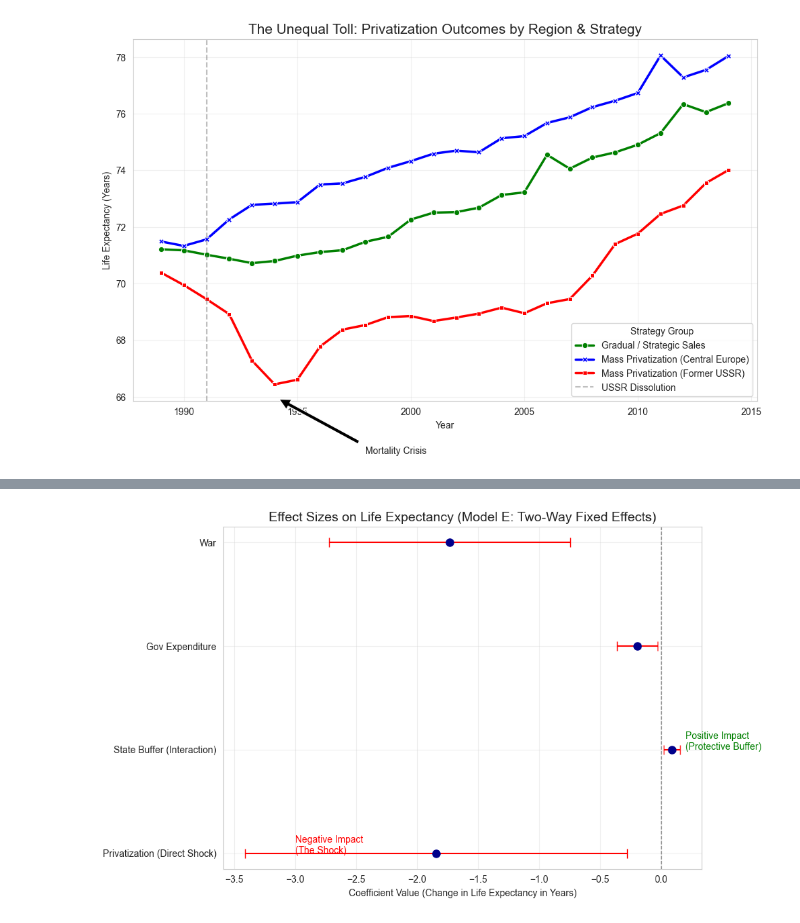
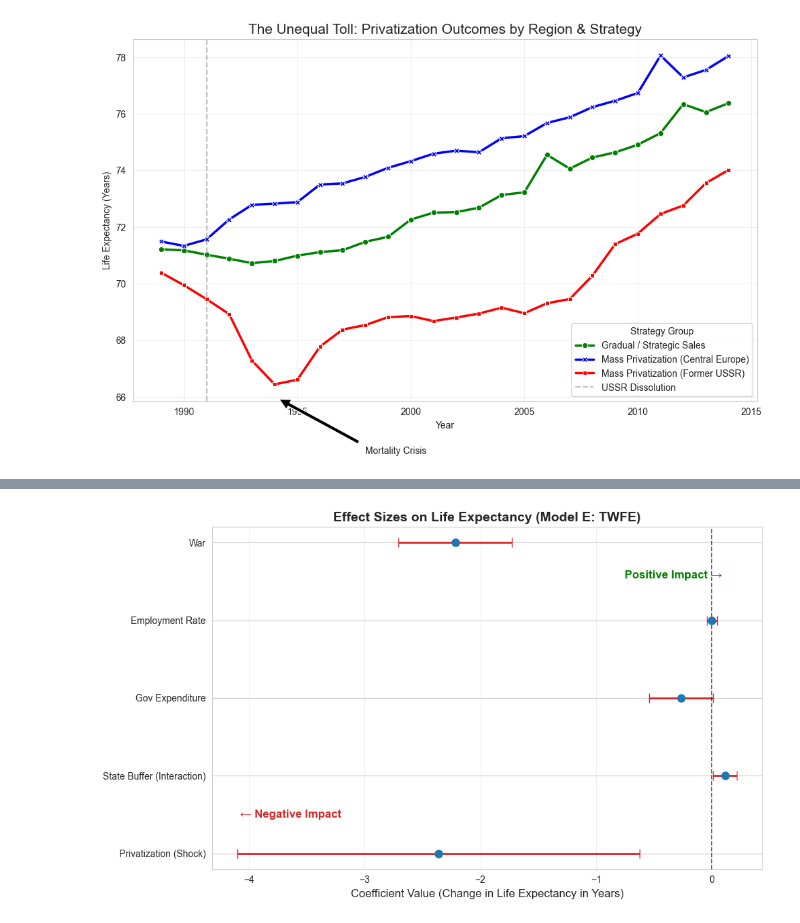
Before and after one commit to WojciechHrycenko/MasterThesis, a Jupyter notebook: Data/model.ipynb, the cells around one changed output, grey strips where cells are left out. Saved outputs shown, nothing was run; the diff lists cells and outputs as text; code cells hidden in the pictures.

```diff
--- a/Data/model.ipynb
+++ b/Data/model.ipynb
@@ -47,8 +47,11 @@ import matplotlib.pyplot as plt
 import seaborn as sns
 import statsmodels.api as sm
 import statsmodels.formula.api as smf
+import scipy.stats as stats
+import matplotlib.pyplot as plt
+import seaborn as sns
+from linearmodels.panel import compare
 
-# Try to import linearmodels for panel regression (Thesis Standard)
 try:
     from linearmodels.panel import PanelOLS
     print("Success: 'linearmodels' library loaded.")
@@ -59,11 +62,11 @@ except ImportError:
 sns.set_style("whitegrid")
 pd.options.display.float_format = '{:.3f}'.format
 
-# 1. Load Data
-filename = 'dane_zintegrowane_1989_2014.csv'
+# Load Data
+filename = 'Created Merged Datasets/dane_zintegrowane_1989_2014.csv'
 df = pd.read_csv(filename)
 
-# Quick check
+# Check
 print(f"Data loaded: {df.shape[0]} rows, {df.shape[1]} columns.")
 print("Countries included:", df['Country_Code'].unique())
 df.head()
@@ -552,0 +564,8 @@ id: 0x1620ad89590
+# %%
+# 9. Two-Way Fixed Effects
+
+# --- Model E: TWFE Robustness ---
+# Adding Year Fixed Effects to control for global macroeconomic shocks (e.g., 1998 financial crisis).
+# This is our most rigorous test of the State Buffer hypothesis.
+exog_E = ['Large scale privatisation', 'Gov_Expenditure', 'Interact_Priv_GovExp'] + base_controls
+res_E = run_panel_model(df_panel, 'Life_Expectancy', exog_E, "Model E: TWFE Robustness (Global Shocks)", time_effects=True)
@@ -553,33 +750,35 @@ id: 0x1620ad89590
 # %%
-# --- Visualization of Regression Results (Forest Plot) ---
+# 13. Visualization of Regression Results (Dynamic Forest Plot)
+import pandas as pd
 
-# Let's visualize the coefficients from our most robust model (Model E: Two-Way FE)
-# to clearly show the magnitude and direction of effects for the thesis defense.
+# Dynamically extract key coefficients from Model E (TWFE)
+variables = ['Large scale privatisation', 'Interact_Priv_GovExp', 'Gov_Expenditure', 'Employment_Rate', 'War']
+labels = ['Privatization (Shock)', 'State Buffer (Interaction)', 'Gov Expenditure', 'Employment Rate', 'War']
 
-# Data from Model E results (Manually input based on output for plotting)
-# Coefficients and Confidence Intervals (Approximate 95% CI: Coeff +/- 1.96 * Std.Err)
-results_data = {
-    'Variable': ['Privatization (Direct Shock)', 'State Buffer (Interaction)', 'Gov Expenditure', 'War'],
-    'Coefficient': [-1.8432, 0.0877, -0.1953, -1.7338],
-    'Error': [0.7999, 0.0348, 0.0855, 0.5035] # Std. Err from Model E table
-}
+coeffs = res_E.params[variables].values
+std_errs = res_E.std_errors[variables].values
 
-res_df = pd.DataFrame(results_data)
+plot_df = pd.DataFrame({
+    'Variable': labels,
+    'Coefficient': coeffs,
+    'Error': std_errs * 1.96  # 95% Confidence Interval
+})
 
-plt.figure(figsize=(10, 6))
-plt.errorbar(x=res_df['Coefficient'], y=res_df['Variable'], xerr=res_df['Error']*1.96,
-             fmt='o', color='darkblue', ecolor='red', capsize=5, markersize=8)
+fig, ax = plt.subplots(figsize=(10, 6))
 
-plt.axvline(x=0, color='grey', linestyle='--', linewidth=1)
-plt.title('Effect Sizes on Life Expectancy (Model E: Two-Way Fixed Effects)', fontsize=14)
-plt.xlabel('Coefficient Value (Change in Life Expectancy in Years)')
-plt.grid(True, alpha=0.3)
+ax.errorbar(x=plot_df['Coefficient'], y=plot_df['Variable'], xerr=plot_df['Error'],
+            fmt='o', color='#1f77b4', ecolor='#d62728', capsize=5, markersize=8, elinewidth=2)
 
-# Annotate interpretations
-plt.text(0.2, 1, "Positive Impact\n(Protective Buffer)", color='green', fontsize=10)
-plt.text(-3, 0, "Negative Impact\n(The Shock)", color='red', fontsize=10)
+ax.axvline(x=0, color='black', linestyle='--', linewidth=1.2, alpha=0.7)
+ax.set_title('Effect Sizes on Life Expectancy (Model E: TWFE)', fontsize=14, fontweight='bold')
+ax.set_xlabel('Coefficient Value (Change in Life Expectancy in Years)', fontsize=12)
+ax.grid(True, alpha=0.3, axis='x')
+
+# Dynamic annotations
+ax.text(0.75, 0.85, "Positive Impact \u2192", color='green', fontsize=12, transform=ax.transAxes, fontweight='bold')
+ax.text(0.05, 0.15, "\u2190 Negative Impact", color='#d62728', fontsize=12, transform=ax.transAxes, fontweight='bold')
 
 plt.tight_layout()
 plt.show()
 # %% [output]
-[figure, old version]
+[figure, new version]
```
Also changed, not shown: parts of 42 cells of this notebook, 23 other files.
